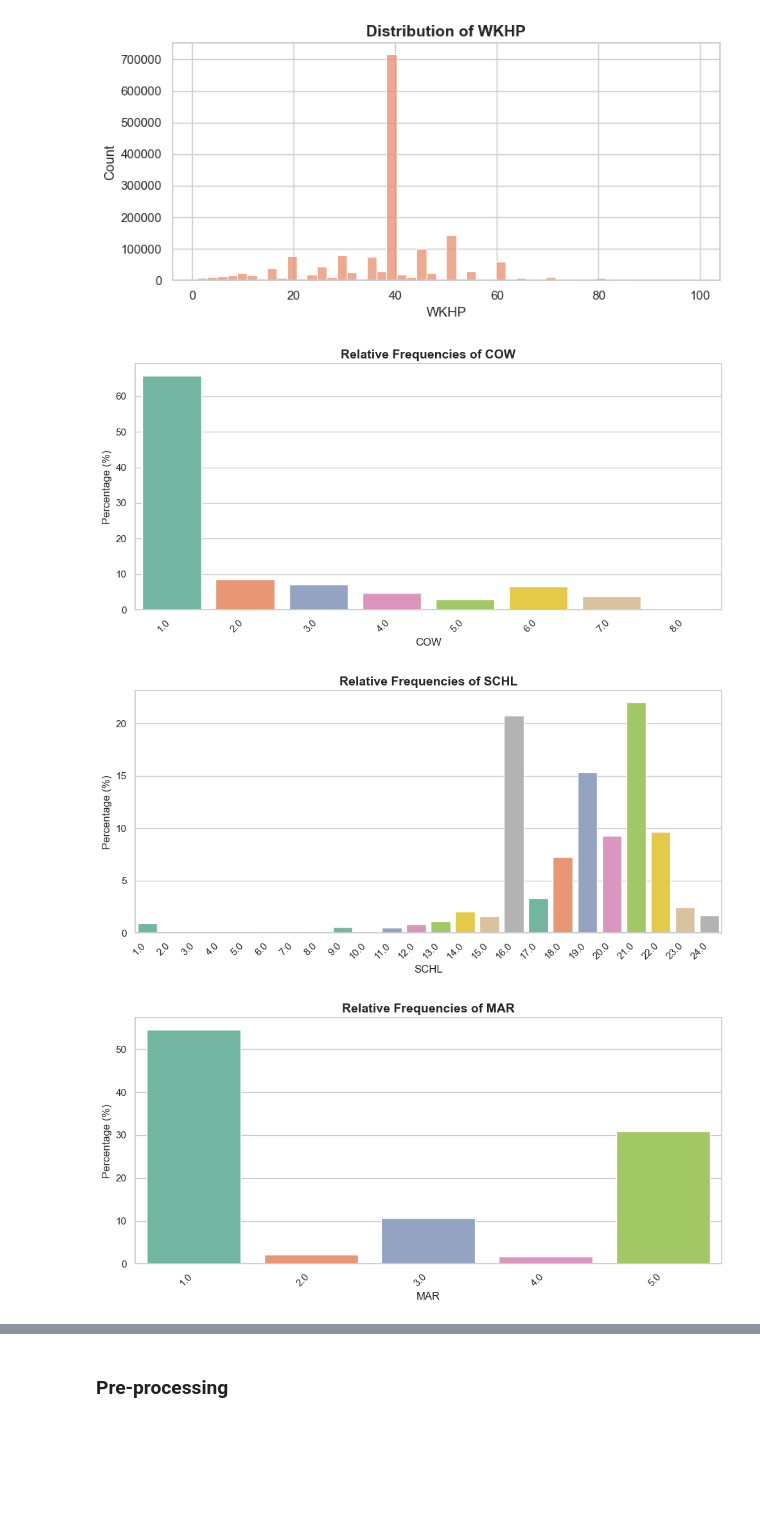
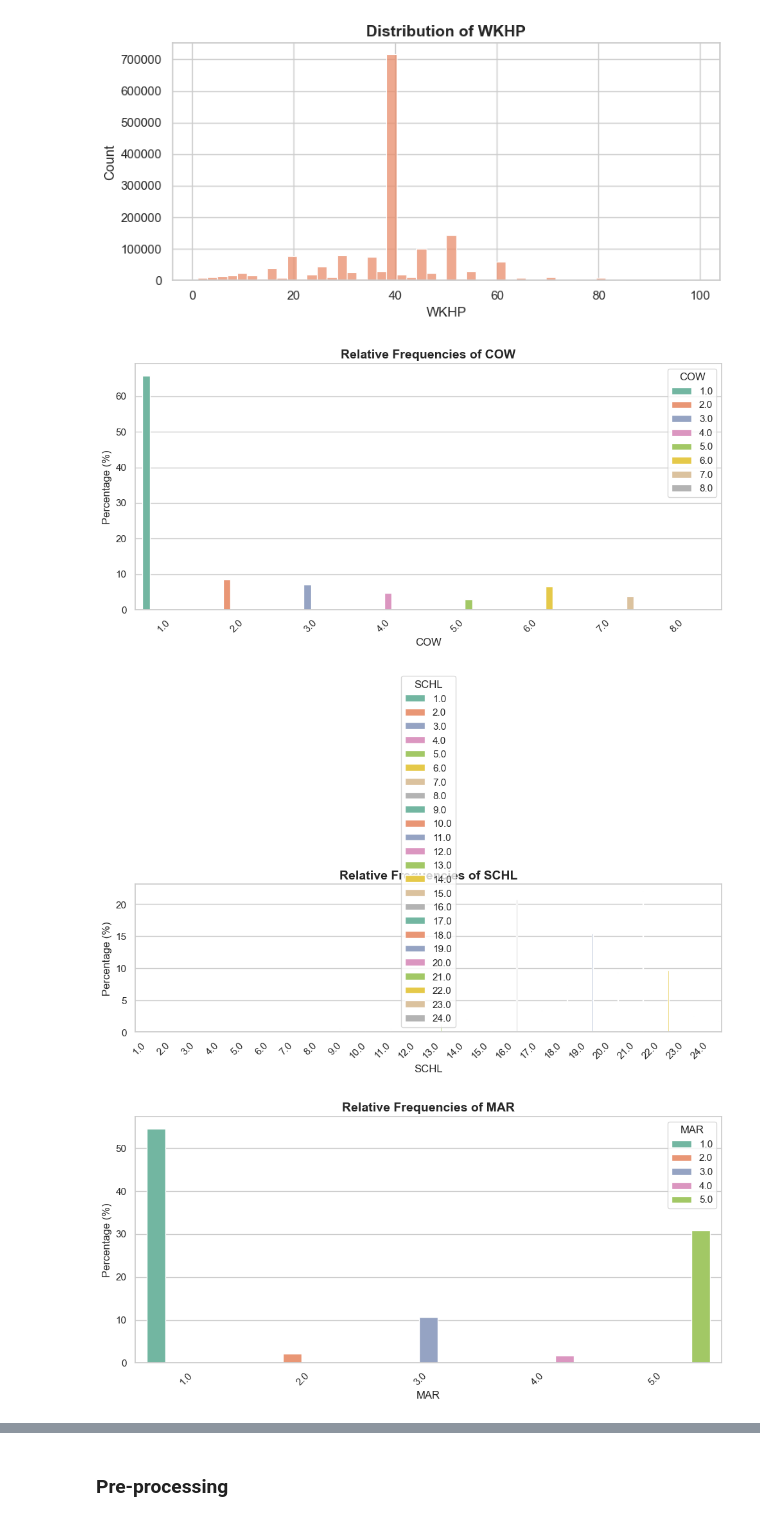
Before and after one commit to antisocialites/HCML, a Jupyter notebook: XGBoost/ACSIncome_xgboost.ipynb, the cells around one changed output, grey strips where cells are left out. Saved outputs shown, nothing was run; the diff lists cells and outputs as text; code cells hidden in the pictures; blank space fills up the shorter version.

```diff
--- a/XGBoost/ACSIncome_xgboost.ipynb
+++ b/XGBoost/ACSIncome_xgboost.ipynb
@@ -101,31 +101,31 @@ for col in numeric_cols:
 # %%
 sns.set_theme(style="whitegrid", palette="Set2")
 
 limit_top_n = 30
 columns_to_limit = ['OCCP', 'POBP']
 
 
 for col in categorical_cols:
     plt.figure(figsize=(10, 5))
 
     # value counts normalized
     value_counts = df[col].value_counts(normalize=True) * 100
 
     if col in columns_to_limit:
         value_counts = value_counts.head(limit_top_n)
 
     plot_df = value_counts.reset_index()
     plot_df.columns = [col, 'percentage']
 
-    sns.barplot(data=plot_df, x=col, y='percentage', hue=col, palette="Set2", legend=False)
+    sns.barplot(data=plot_df, x=col, y='percentage', hue=col, palette="Set2")
 
     plt.title(f'Relative Frequencies of {col}', fontsize=14, weight='bold')
     plt.xlabel(col)
     plt.ylabel('Percentage (%)')
     plt.xticks(rotation=45, ha='right')
     plt.tight_layout()
     plt.show()
 # %% [output]
-[figure, old version]
+[figure, new version]
-[figure, old version]
+[figure, new version]
-[figure, old version]
+[figure, new version]
```
Also changed, not shown: parts of 6 cells of this notebook.
